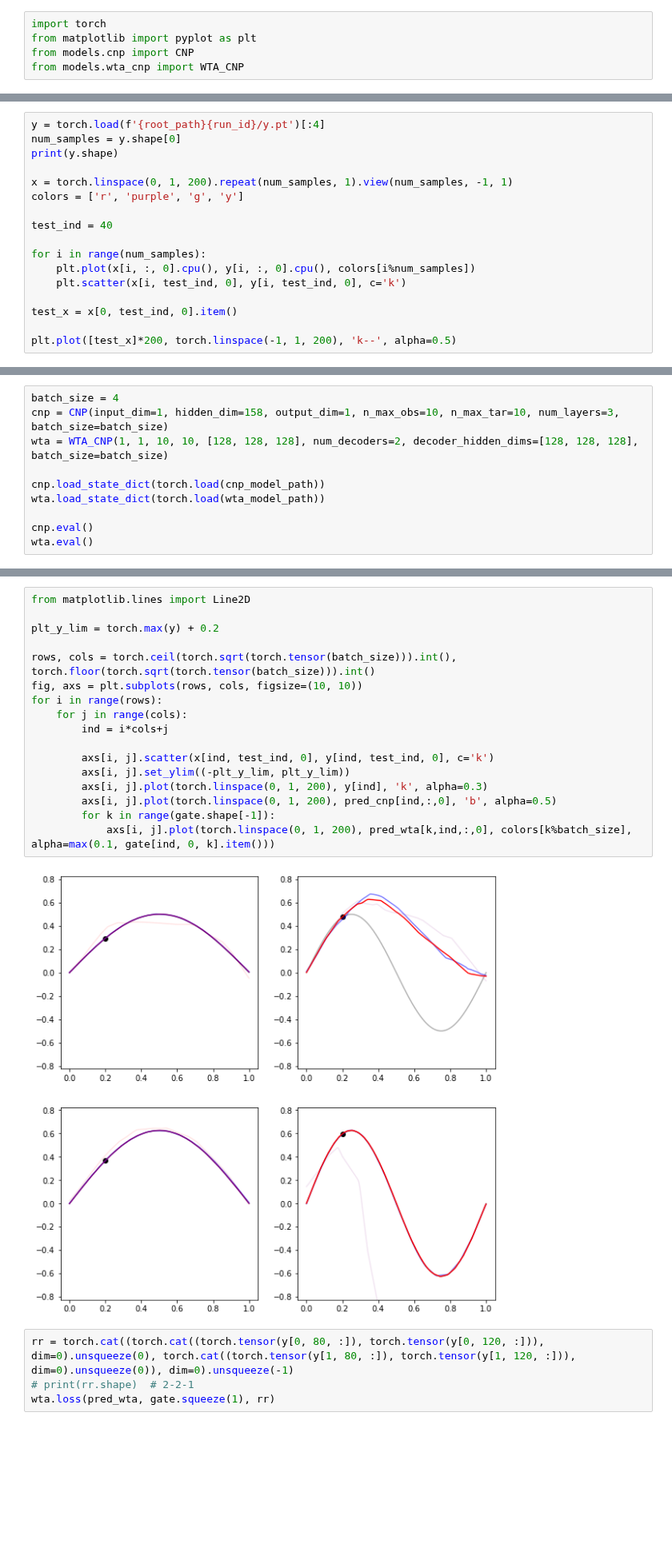
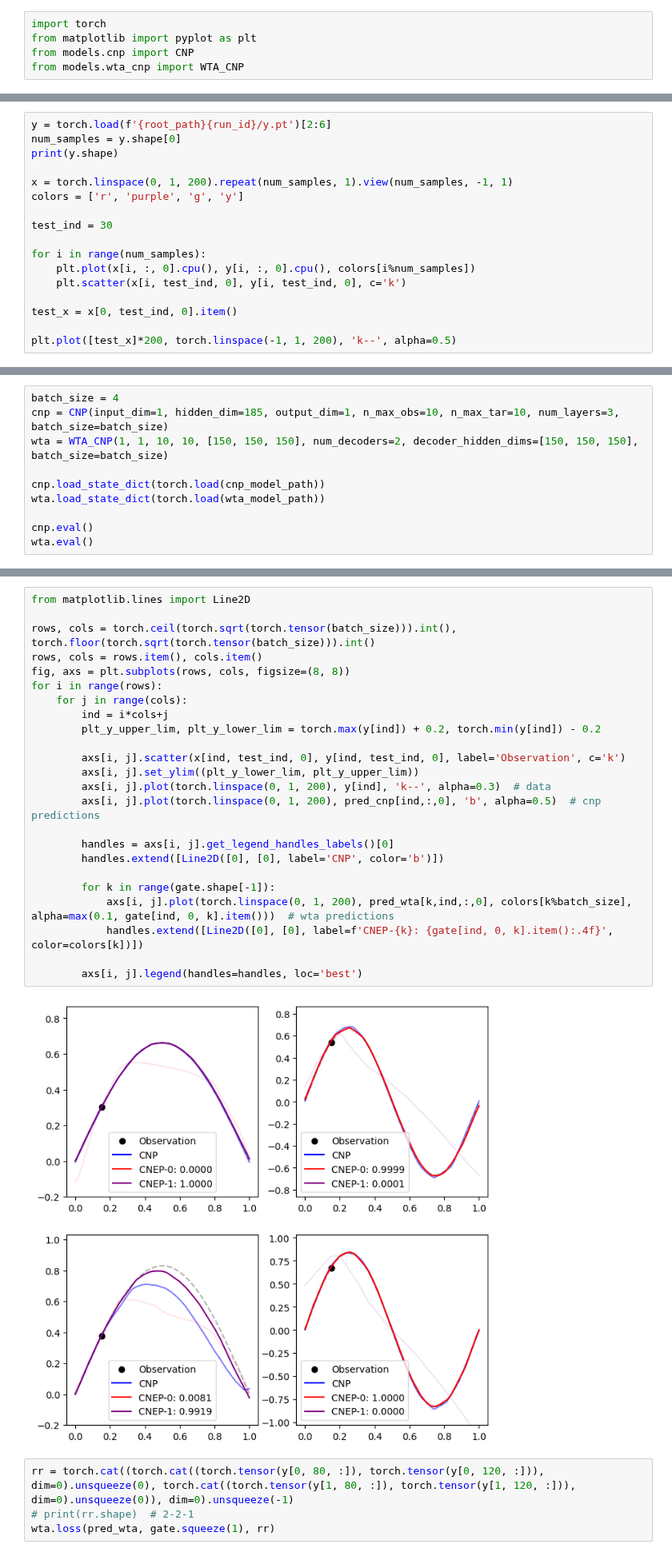
Before and after one commit to yildirimyigit/cnep, a Jupyter notebook: comparison_sines.ipynb, the cells around one changed output, grey strips where cells are left out. Shown at 80% size. Saved outputs shown, nothing was run; the diff lists cells and outputs as text; blank space fills up the shorter version.

```diff
--- a/comparison_sines.ipynb
+++ b/comparison_sines.ipynb
@@ -10,14 +10,14 @@ models_path = f'{root_path}{run_id}{model_folder}'
 
 cnp_model_path, wta_model_path = f'{models_path}cnp_on_synth.pt', f'{models_path}wta_on_synth.pt'
 # %%
-y = torch.load(f'{root_path}{run_id}/y.pt')[:4]
+y = torch.load(f'{root_path}{run_id}/y.pt')[2:6]
 num_samples = y.shape[0]
 print(y.shape)
 
 x = torch.linspace(0, 1, 200).repeat(num_samples, 1).view(num_samples, -1, 1)
 colors = ['r', 'purple', 'g', 'y']
 
-test_ind = 40
+test_ind = 30
 
 for i in range(num_samples):
     plt.plot(x[i, :, 0].cpu(), y[i, :, 0].cpu(), colors[i%num_samples])
@@ -33,7 +33,7 @@ torch.Size([4, 200, 1])
 # %%
 batch_size = 4
-cnp = CNP(input_dim=1, hidden_dim=158, output_dim=1, n_max_obs=10, n_max_tar=10, num_layers=3, batch_size=batch_size)
-wta = WTA_CNP(1, 1, 10, 10, [128, 128, 128], num_decoders=2, decoder_hidden_dims=[128, 128, 128], batch_size=batch_size)
+cnp = CNP(input_dim=1, hidden_dim=185, output_dim=1, n_max_obs=10, n_max_tar=10, num_layers=3, batch_size=batch_size)
+wta = WTA_CNP(1, 1, 10, 10, [150, 150, 150], num_decoders=2, decoder_hidden_dims=[150, 150, 150], batch_size=batch_size)
 
 cnp.load_state_dict(torch.load(cnp_model_path))
 wta.load_state_dict(torch.load(wta_model_path))
@@ -86,22 +86,29 @@ tensor([[[1.9697e-09, 1.0000e+00]],
 # %%
 from matplotlib.lines import Line2D
 
-plt_y_lim = torch.max(y) + 0.2
-
 rows, cols = torch.ceil(torch.sqrt(torch.tensor(batch_size))).int(), torch.floor(torch.sqrt(torch.tensor(batch_size))).int()
-fig, axs = plt.subplots(rows, cols, figsize=(10, 10))
+rows, cols = rows.item(), cols.item()
+fig, axs = plt.subplots(rows, cols, figsize=(8, 8))
 for i in range(rows):
     for j in range(cols):
         ind = i*cols+j
+        plt_y_upper_lim, plt_y_lower_lim = torch.max(y[ind]) + 0.2, torch.min(y[ind]) - 0.2
 
-        axs[i, j].scatter(x[ind, test_ind, 0], y[ind, test_ind, 0], c='k')
-        axs[i, j].set_ylim((-plt_y_lim, plt_y_lim))
-        axs[i, j].plot(torch.linspace(0, 1, 200), y[ind], 'k', alpha=0.3)
-        axs[i, j].plot(torch.linspace(0, 1, 200), pred_cnp[ind,:,0], 'b', alpha=0.5)
+        axs[i, j].scatter(x[ind, test_ind, 0], y[ind, test_ind, 0], label='Observation', c='k')
+        axs[i, j].set_ylim((plt_y_lower_lim, plt_y_upper_lim))
+        axs[i, j].plot(torch.linspace(0, 1, 200), y[ind], 'k--', alpha=0.3)  # data
+        axs[i, j].plot(torch.linspace(0, 1, 200), pred_cnp[ind,:,0], 'b', alpha=0.5)  # cnp predictions
+
+        handles = axs[i, j].get_legend_handles_labels()[0]
+        handles.extend([Line2D([0], [0], label='CNP', color='b')])
+
         for k in range(gate.shape[-1]):
-            axs[i, j].plot(torch.linspace(0, 1, 200), pred_wta[k,ind,:,0], colors[k%batch_size], alpha=max(0.1, gate[ind, 0, k].item()))
+            axs[i, j].plot(torch.linspace(0, 1, 200), pred_wta[k,ind,:,0], colors[k%batch_size], alpha=max(0.1, gate[ind, 0, k].item()))  # wta predictions
+            handles.extend([Line2D([0], [0], label=f'CNEP-{k}: {gate[ind, 0, k].item():.4f}', color=colors[k])])
+
+        axs[i, j].legend(handles=handles, loc='best')
 # %% [output]
-[figure, old version]
+[figure, new version]
 # %%
 rr = torch.cat((torch.cat((torch.tensor(y[0, 80, :]), torch.tensor(y[0, 120, :])), dim=0).unsqueeze(0), torch.cat((torch.tensor(y[1, 80, :]), torch.tensor(y[1, 120, :])), dim=0).unsqueeze(0)), dim=0).unsqueeze(-1)
 # print(rr.shape)  # 2-2-1
```
Also changed, not shown: parts of 4 cells of this notebook.
